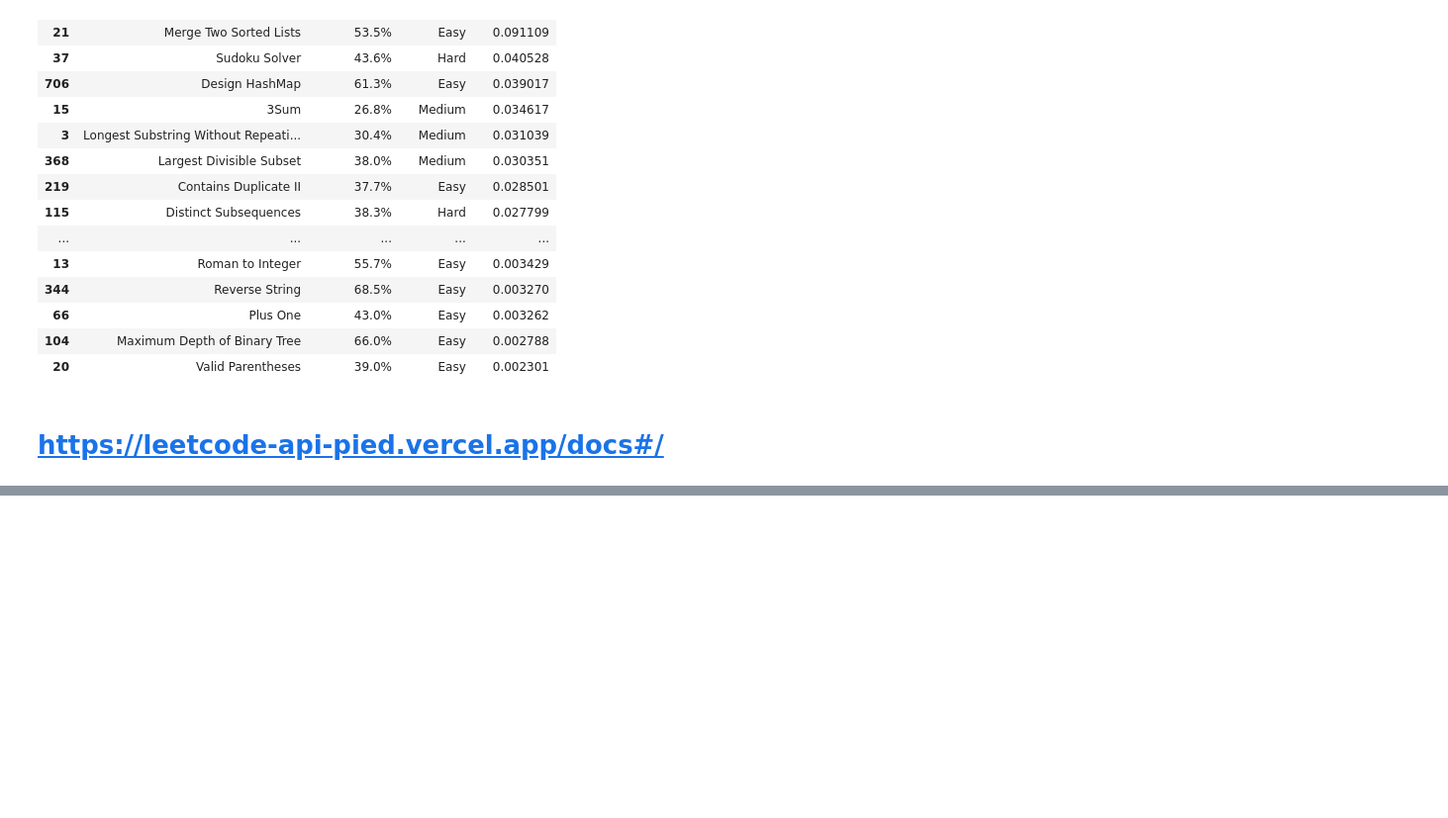
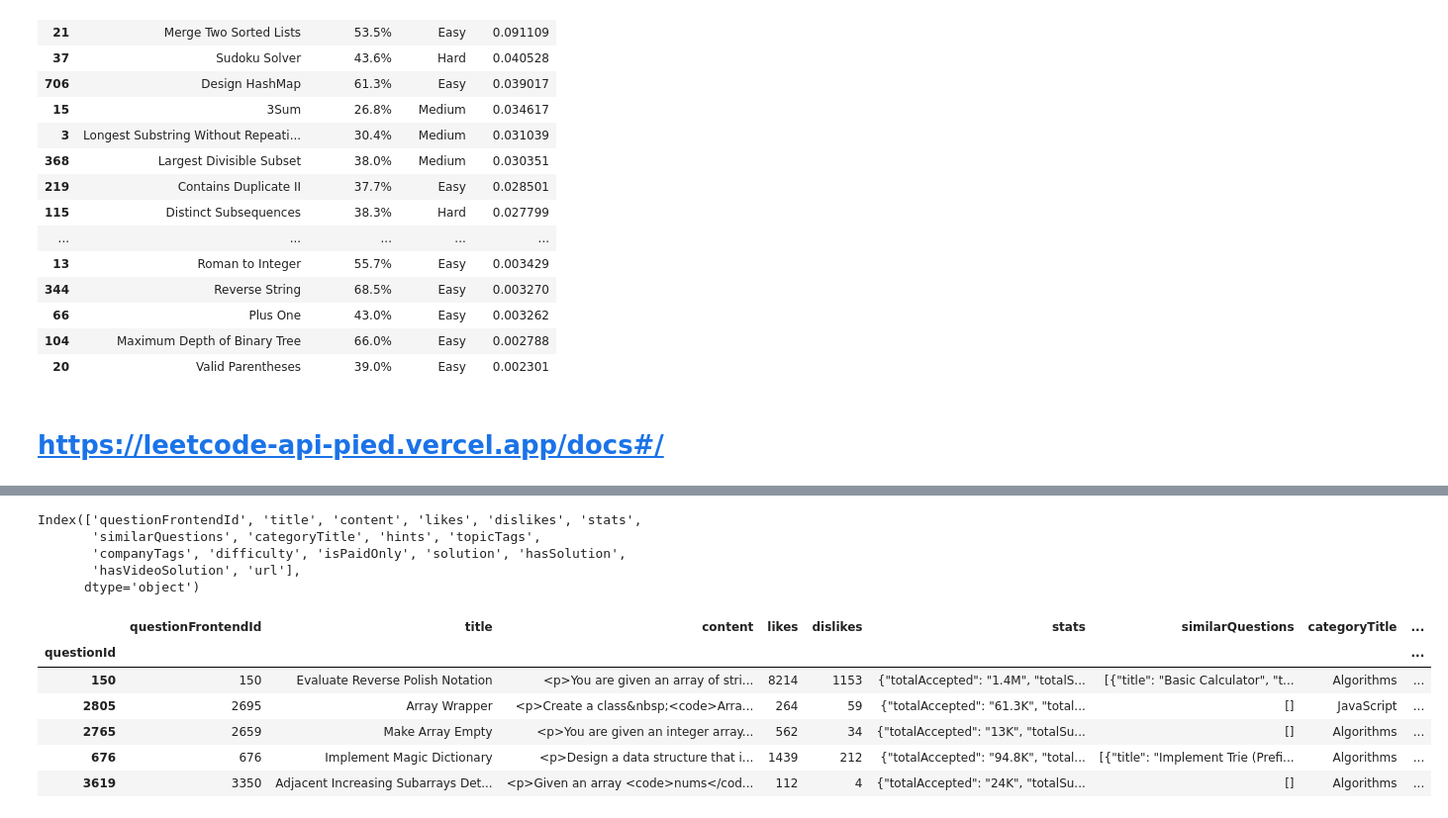
Before and after one commit to Ackrome/tren, a Jupyter notebook: leetcode/leetcode_get.ipynb, the cells around one changed output, grey strips where cells are left out. Shown at 99% size. Cells and saved outputs as stored; diff of their text form; code cells hidden in the pictures; blank space fills up the shorter version.

Commit message:
more leetcode!!!

```diff
--- a/leetcode/leetcode_get.ipynb
+++ b/leetcode/leetcode_get.ipynb
@@ -133,0 +211,27 @@ dict_keys(['questionId', 'questionFrontendId', 'title', 'content', 'likes', 'dis
+# %%
+import json
+import pandas as pd
+#from IPython.display import HTML
+
+with open('leetcode_problems.json','r',encoding='utf-8') as f:
+    json_file = json.loads(''.join(f.readlines()))
+
+main_table = pd.read_json('leetcode_problems.json')
+main_table.set_index('questionId',inplace=True)
+main_table.columns
+# %% [output]
+Index(['questionFrontendId', 'title', 'content', 'likes', 'dislikes', 'stats',
+       'similarQuestions', 'categoryTitle', 'hints', 'topicTags',
+       'companyTags', 'difficulty', 'isPaidOnly', 'solution', 'hasSolution',
+       'hasVideoSolution', 'url'],
+      dtype='object')
+# %%
+main_table.head()
+# %% [output]
+|  | questionFrontendId | title | content | likes | dislikes | stats | similarQuestions | categoryTitle | ... |
+| questionId |  |  |  |  |  |  |  |  | ... |
+| 150 | 150 | Evaluate Reverse Polish Notation | <p>You are given an array of stri... | 8214 | 1153 | {"totalAccepted": "1.4M", "totalS... | [{"title": "Basic Calculator", "t... | Algorithms | ... |
+| 2805 | 2695 | Array Wrapper | <p>Create a class&nbsp;<code>Arra... | 264 | 59 | {"totalAccepted": "61.3K", "total... | [] | JavaScript | ... |
+| 2765 | 2659 | Make Array Empty | <p>You are given an integer array... | 562 | 34 | {"totalAccepted": "13K", "totalSu... | [] | Algorithms | ... |
+| 676 | 676 | Implement Magic Dictionary | <p>Design a data structure that i... | 1439 | 212 | {"totalAccepted": "94.8K", "total... | [{"title": "Implement Trie (Prefi... | Algorithms | ... |
+| 3619 | 3350 | Adjacent Increasing Subarrays Det... | <p>Given an array <code>nums</cod... | 112 | 4 | {"totalAccepted": "24K", "totalSu... | [] | Algorithms | ... |
```
Also changed, not shown: parts of 4 cells of this notebook, 7 other files.
